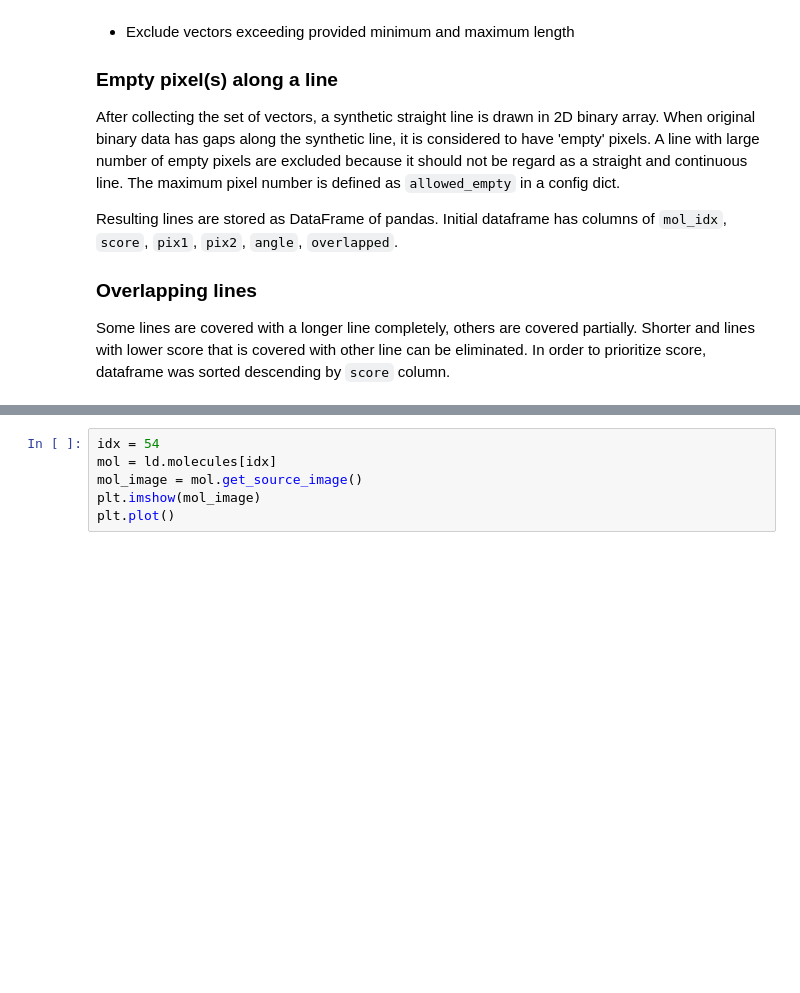
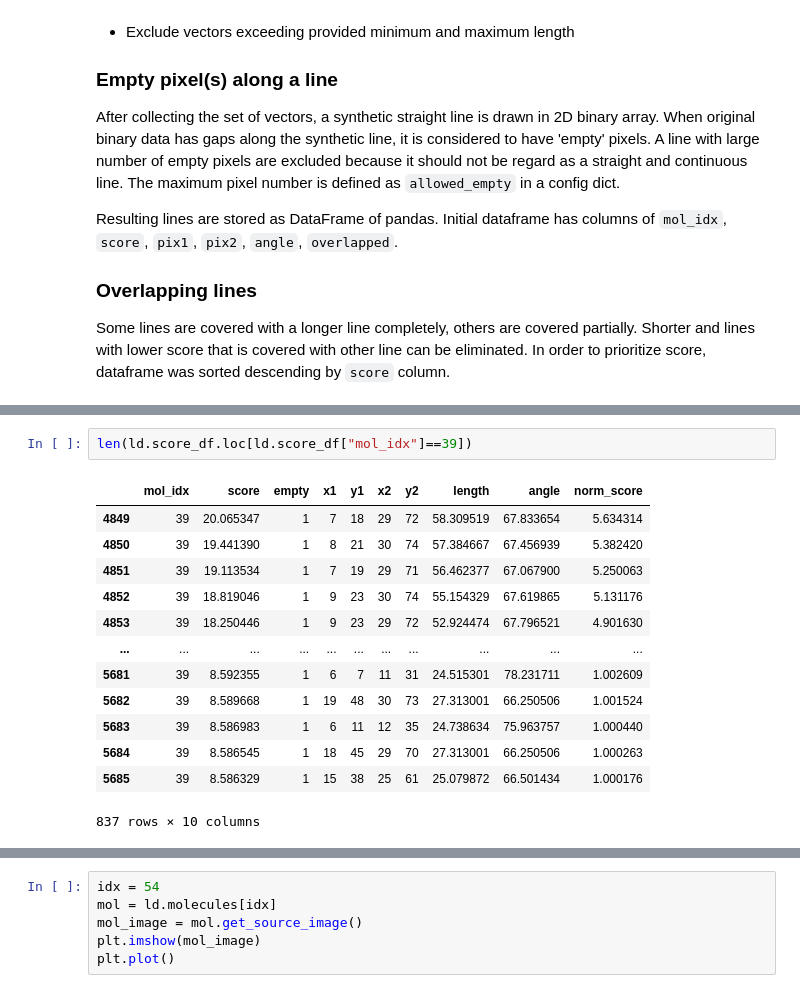
Before and after one commit to iobataya/line_detection, a Jupyter notebook: Find_linear_part_notebook.ipynb, the cells around one changed output, grey strips where cells are left out. Drawn from its saved outputs; the diff is of its cells as text; blank space fills up the shorter version.

```diff
--- a/Find_linear_part_notebook.ipynb
+++ b/Find_linear_part_notebook.ipynb
@@ -304 +241,17 @@ ld.score_df.sort_values("score", ascending=False).head(100)
+# %%
+len(ld.score_df.loc[ld.score_df["mol_idx"]==39])
+# %% [output]
+|  | mol_idx | score | empty | x1 | y1 | x2 | y2 | length | angle | norm_score |
+| 4849 | 39 | 20.065347 | 1 | 7 | 18 | 29 | 72 | 58.309519 | 67.833654 | 5.634314 |
+| 4850 | 39 | 19.441390 | 1 | 8 | 21 | 30 | 74 | 57.384667 | 67.456939 | 5.382420 |
+| 4851 | 39 | 19.113534 | 1 | 7 | 19 | 29 | 71 | 56.462377 | 67.067900 | 5.250063 |
+| 4852 | 39 | 18.819046 | 1 | 9 | 23 | 30 | 74 | 55.154329 | 67.619865 | 5.131176 |
+| 4853 | 39 | 18.250446 | 1 | 9 | 23 | 29 | 72 | 52.924474 | 67.796521 | 4.901630 |
+| ... | ... | ... | ... | ... | ... | ... | ... | ... | ... | ... |
+| 5681 | 39 | 8.592355 | 1 | 6 | 7 | 11 | 31 | 24.515301 | 78.231711 | 1.002609 |
+| 5682 | 39 | 8.589668 | 1 | 19 | 48 | 30 | 73 | 27.313001 | 66.250506 | 1.001524 |
+| 5683 | 39 | 8.586983 | 1 | 6 | 11 | 12 | 35 | 24.738634 | 75.963757 | 1.000440 |
+| 5684 | 39 | 8.586545 | 1 | 18 | 45 | 29 | 70 | 27.313001 | 66.250506 | 1.000263 |
+| 5685 | 39 | 8.586329 | 1 | 15 | 38 | 25 | 61 | 25.079872 | 66.501434 | 1.000176 |
+837 rows × 10 columns
 # %%
```
Also changed, not shown: parts of 24 cells of this notebook, 3 other files.
